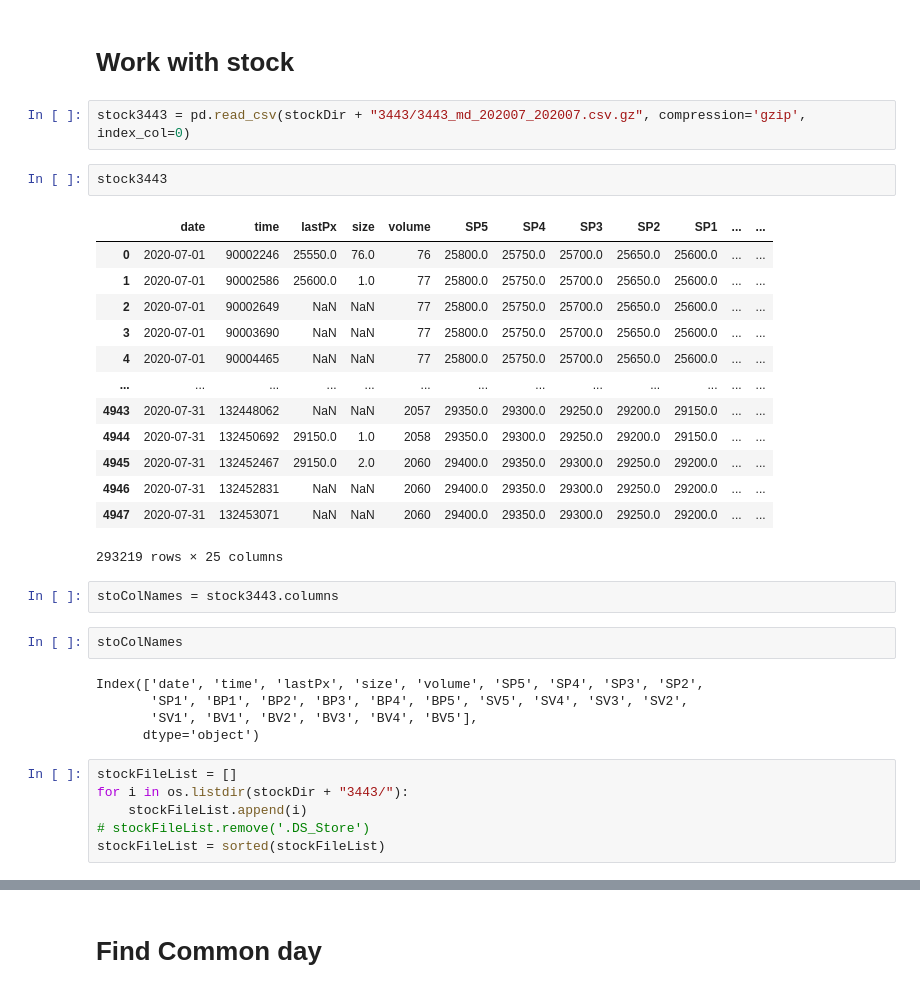
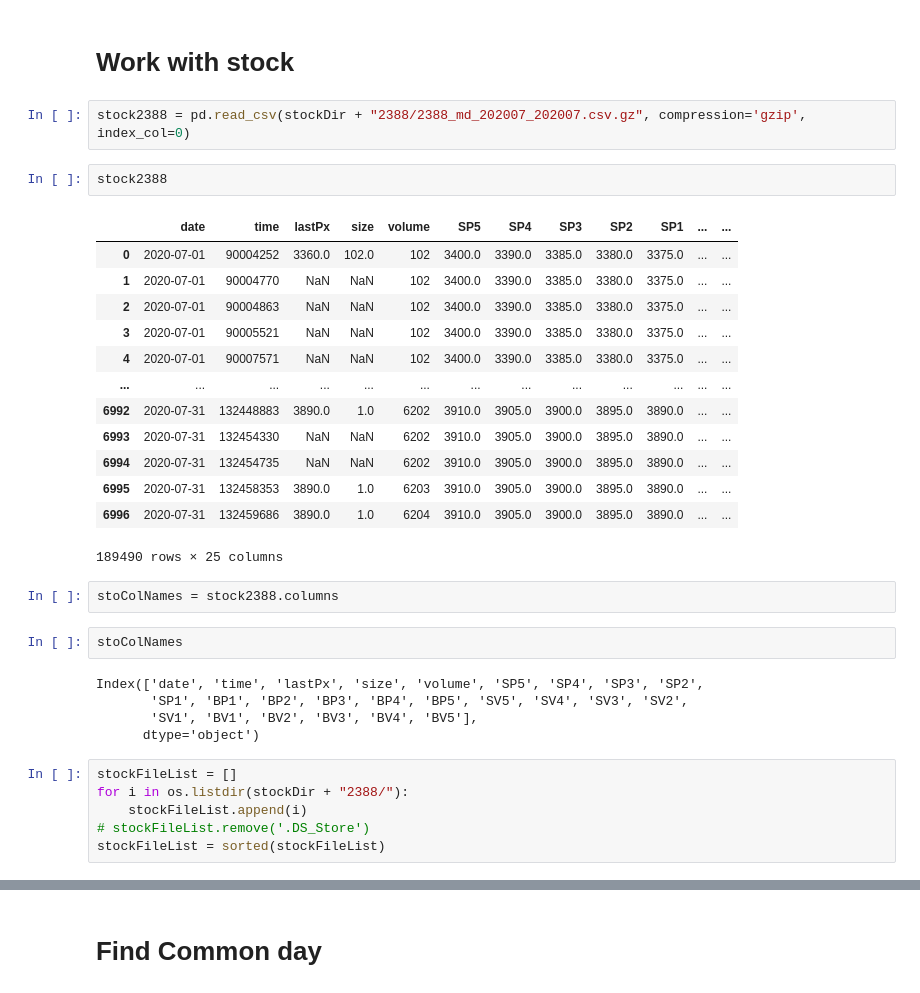
Before and after one commit to Jeremygaop/research-on-pair-trading, a Jupyter notebook: data-sync.ipynb, the cells around one changed output, grey strips where cells are left out. Saved outputs shown, nothing was run; the diff lists cells and outputs as text.

```diff
--- a/data-sync.ipynb
+++ b/data-sync.ipynb
@@ -166,25 +166,25 @@ plt.plot(JBF['midQ'])
 # %% [markdown]
 # Work with stock
 # %%
-stock3443 = pd.read_csv(stockDir + "3443/3443_md_202007_202007.csv.gz", compression='gzip', index_col=0)
+stock2388 = pd.read_csv(stockDir + "2388/2388_md_202007_202007.csv.gz", compression='gzip', index_col=0)
-# %%
-stock3443
-# %% [output]
-|  | date | time | lastPx | size | volume | SP5 | SP4 | SP3 | SP2 | SP1 | ... | ... |
-| 0 | 2020-07-01 | 90002246 | 25550.0 | 76.0 | 76 | 25800.0 | 25750.0 | 25700.0 | 25650.0 | 25600.0 | ... | ... |
-| 1 | 2020-07-01 | 90002586 | 25600.0 | 1.0 | 77 | 25800.0 | 25750.0 | 25700.0 | 25650.0 | 25600.0 | ... | ... |
-| 2 | 2020-07-01 | 90002649 | NaN | NaN | 77 | 25800.0 | 25750.0 | 25700.0 | 25650.0 | 25600.0 | ... | ... |
-| 3 | 2020-07-01 | 90003690 | NaN | NaN | 77 | 25800.0 | 25750.0 | 25700.0 | 25650.0 | 25600.0 | ... | ... |
-| 4 | 2020-07-01 | 90004465 | NaN | NaN | 77 | 25800.0 | 25750.0 | 25700.0 | 25650.0 | 25600.0 | ... | ... |
-| ... | ... | ... | ... | ... | ... | ... | ... | ... | ... | ... | ... | ... |
-| 4943 | 2020-07-31 | 132448062 | NaN | NaN | 2057 | 29350.0 | 29300.0 | 29250.0 | 29200.0 | 29150.0 | ... | ... |
-| 4944 | 2020-07-31 | 132450692 | 29150.0 | 1.0 | 2058 | 29350.0 | 29300.0 | 29250.0 | 29200.0 | 29150.0 | ... | ... |
-| 4945 | 2020-07-31 | 132452467 | 29150.0 | 2.0 | 2060 | 29400.0 | 29350.0 | 29300.0 | 29250.0 | 29200.0 | ... | ... |
-| 4946 | 2020-07-31 | 132452831 | NaN | NaN | 2060 | 29400.0 | 29350.0 | 29300.0 | 29250.0 | 29200.0 | ... | ... |
-| 4947 | 2020-07-31 | 132453071 | NaN | NaN | 2060 | 29400.0 | 29350.0 | 29300.0 | 29250.0 | 29200.0 | ... | ... |
-293219 rows × 25 columns
+# %%
+stock2388
+# %% [output]
+|  | date | time | lastPx | size | volume | SP5 | SP4 | SP3 | SP2 | SP1 | ... | ... |
+| 0 | 2020-07-01 | 90004252 | 3360.0 | 102.0 | 102 | 3400.0 | 3390.0 | 3385.0 | 3380.0 | 3375.0 | ... | ... |
+| 1 | 2020-07-01 | 90004770 | NaN | NaN | 102 | 3400.0 | 3390.0 | 3385.0 | 3380.0 | 3375.0 | ... | ... |
+| 2 | 2020-07-01 | 90004863 | NaN | NaN | 102 | 3400.0 | 3390.0 | 3385.0 | 3380.0 | 3375.0 | ... | ... |
+| 3 | 2020-07-01 | 90005521 | NaN | NaN | 102 | 3400.0 | 3390.0 | 3385.0 | 3380.0 | 3375.0 | ... | ... |
+| 4 | 2020-07-01 | 90007571 | NaN | NaN | 102 | 3400.0 | 3390.0 | 3385.0 | 3380.0 | 3375.0 | ... | ... |
+| ... | ... | ... | ... | ... | ... | ... | ... | ... | ... | ... | ... | ... |
+| 6992 | 2020-07-31 | 132448883 | 3890.0 | 1.0 | 6202 | 3910.0 | 3905.0 | 3900.0 | 3895.0 | 3890.0 | ... | ... |
+| 6993 | 2020-07-31 | 132454330 | NaN | NaN | 6202 | 3910.0 | 3905.0 | 3900.0 | 3895.0 | 3890.0 | ... | ... |
+| 6994 | 2020-07-31 | 132454735 | NaN | NaN | 6202 | 3910.0 | 3905.0 | 3900.0 | 3895.0 | 3890.0 | ... | ... |
+| 6995 | 2020-07-31 | 132458353 | 3890.0 | 1.0 | 6203 | 3910.0 | 3905.0 | 3900.0 | 3895.0 | 3890.0 | ... | ... |
+| 6996 | 2020-07-31 | 132459686 | 3890.0 | 1.0 | 6204 | 3910.0 | 3905.0 | 3900.0 | 3895.0 | 3890.0 | ... | ... |
+189490 rows × 25 columns
 # %%
-stoColNames = stock3443.columns
+stoColNames = stock2388.columns
 # %%
 stoColNames
 # %% [output]
@@ -194,7 +194,7 @@ Index(['date', 'time', 'lastPx', 'size', 'volume', 'SP5', 'SP4', 'SP3', 'SP2',
       dtype='object')
 # %%
 stockFileList = []
-for i in os.listdir(stockDir + "3443/"):
+for i in os.listdir(stockDir + "2388/"):
     stockFileList.append(i)
 # stockFileList.remove('.DS_Store')
 stockFileList = sorted(stockFileList)
```
Also changed, not shown: parts of 12 cells of this notebook, 1 other file.
